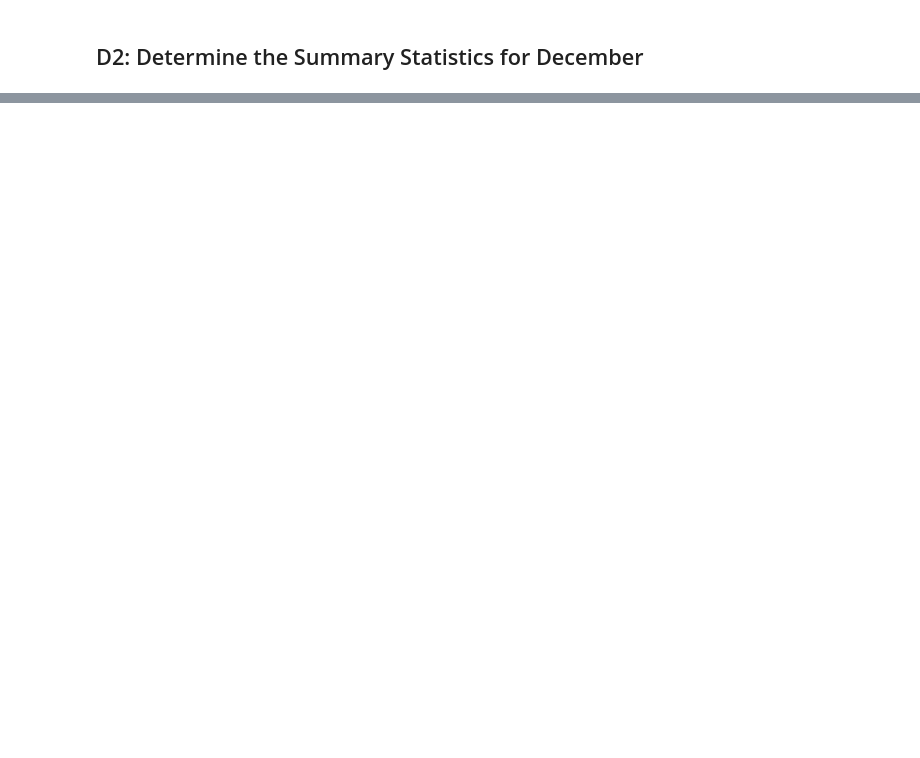
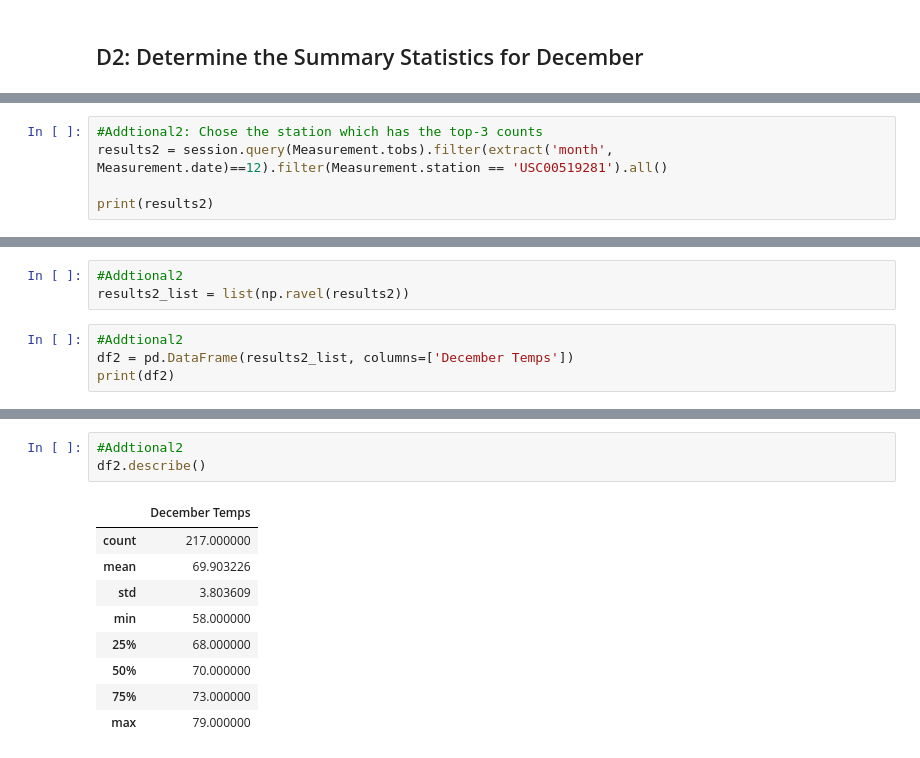
Before and after one commit to Kun-kz/Surfs_Up, a Jupyter notebook: SurfsUp_Challenge.ipynb, the cells around one changed output, grey strips where cells are left out. Cells and saved outputs as stored; diff of their text form; blank space fills up the shorter version.

```diff
--- a/SurfsUp_Challenge.ipynb
+++ b/SurfsUp_Challenge.ipynb
@@ -115,0 +186,5 @@ df.describe()
+# %%
+#Addtional2: Chose the station which has the top-3 counts
+results2 = session.query(Measurement.tobs).filter(extract('month', Measurement.date)==12).filter(Measurement.station == 'USC00519281').all()
+
+print(results2)
@@ -115,0 +193,7 @@ df.describe()
+# %%
+#Addtional2
+results2_list = list(np.ravel(results2))
+# %%
+#Addtional2
+df2 = pd.DataFrame(results2_list, columns=['December Temps'])
+print(df2)
@@ -115,0 +215,13 @@ df.describe()
+# %%
+#Addtional2
+df2.describe()
+# %% [output]
+|  | December Temps |
+| count | 217.000000 |
+| mean | 69.903226 |
+| std | 3.803609 |
+| min | 58.000000 |
+| 25% | 68.000000 |
+| 50% | 70.000000 |
+| 75% | 73.000000 |
+| max | 79.000000 |
```
Also changed, not shown: parts of 16 cells of this notebook, 7 other files.
